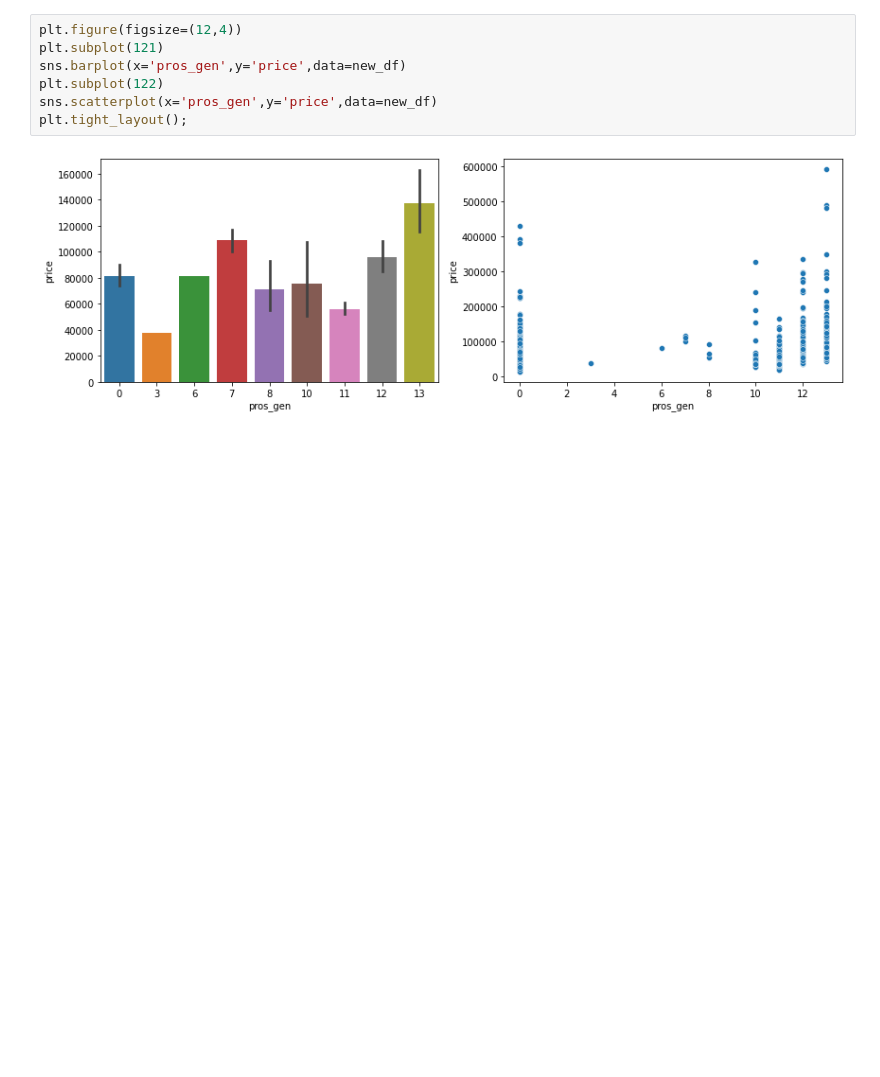
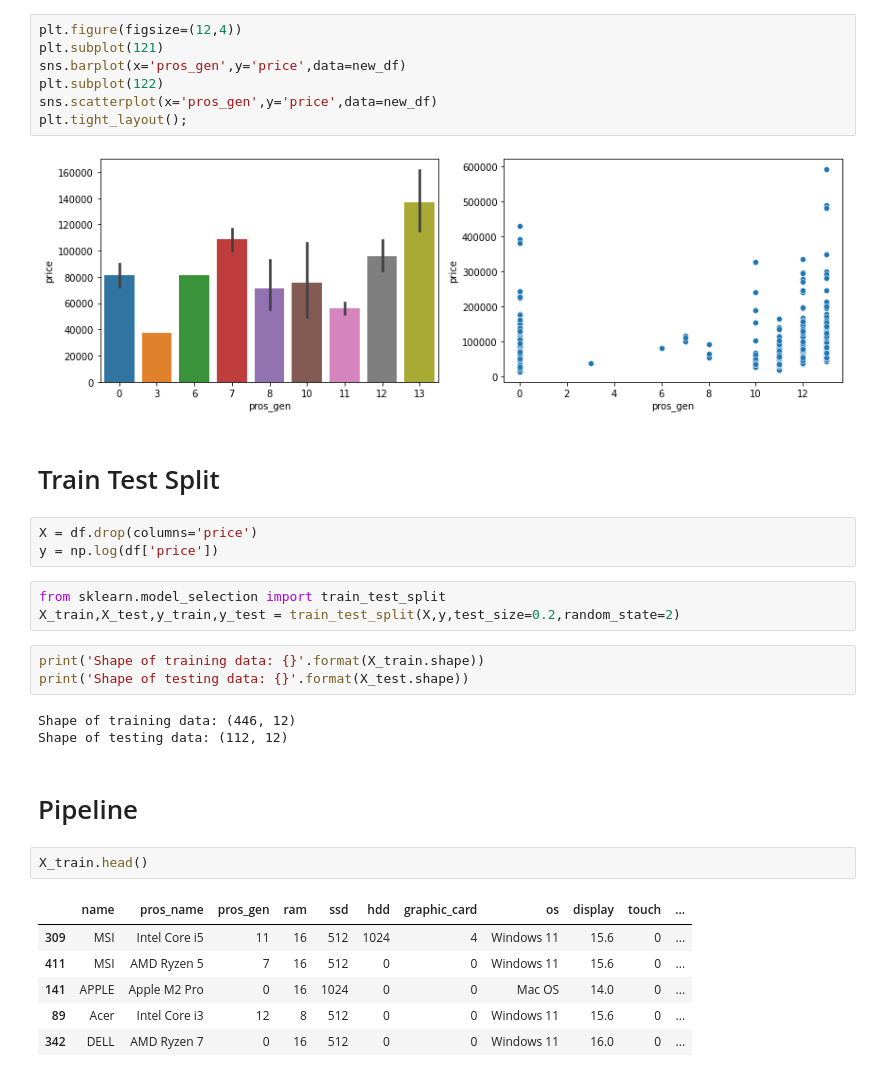
Before and after one commit to jeniljani-4444/End-to-End-Laptop-Price-Prediction, a Jupyter notebook: Flipkart Laptop Price Prediction.ipynb, the cells around one changed output. Drawn from its saved outputs; the diff is of its cells as text; blank space fills up the shorter version.

```diff
--- a/Flipkart Laptop Price Prediction.ipynb
+++ b/Flipkart Laptop Price Prediction.ipynb
@@ -332,3 +332,28 @@ sns.scatterplot(x='pros_gen',y='price',data=new_df)
 plt.tight_layout();
 # %% [output]
 [figure]
+# %% [markdown]
+# Train Test Split
+# %%
+X = df.drop(columns='price')
+y = np.log(df['price'])
+# %%
+from sklearn.model_selection import train_test_split
+X_train,X_test,y_train,y_test = train_test_split(X,y,test_size=0.2,random_state=2)
+# %%
+print('Shape of training data: {}'.format(X_train.shape))
+print('Shape of testing data: {}'.format(X_test.shape))
+# %% [output]
+Shape of training data: (446, 12)
+Shape of testing data: (112, 12)
+# %% [markdown]
+# Pipeline
+# %%
+X_train.head()
+# %% [output]
+|  | name | pros_name | pros_gen | ram | ssd | hdd | graphic_card | os | display | touch | ... |
+| 309 | MSI | Intel Core i5 | 11 | 16 | 512 | 1024 | 4 | Windows 11 | 15.6 | 0 | ... |
+| 411 | MSI | AMD Ryzen 5 | 7 | 16 | 512 | 0 | 0 | Windows 11 | 15.6 | 0 | ... |
+| 141 | APPLE | Apple M2 Pro | 0 | 16 | 1024 | 0 | 0 | Mac OS | 14.0 | 0 | ... |
+| 89 | Acer | Intel Core i3 | 12 | 8 | 512 | 0 | 0 | Windows 11 | 15.6 | 0 | ... |
+| 342 | DELL | AMD Ryzen 7 | 0 | 16 | 512 | 0 | 0 | Windows 11 | 16.0 | 0 | ... |
```
Also changed, not shown: parts of 5 cells of this notebook.
